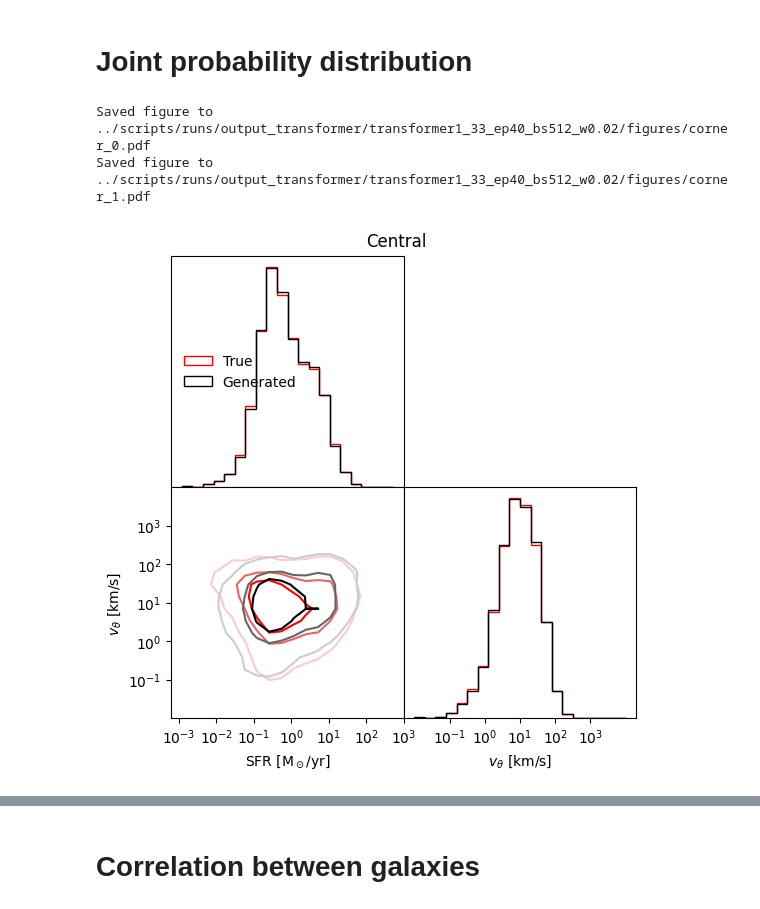
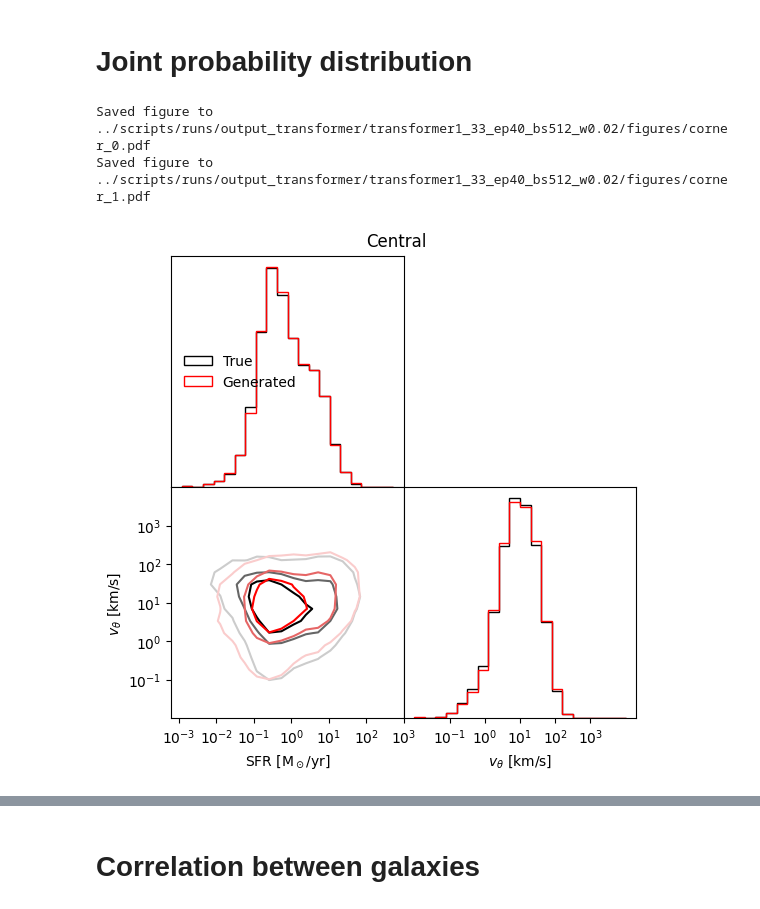
Before and after one commit to knmoriwaki/cosmoglint, a Jupyter notebook: notebooks/plot_transformer.ipynb, the cells around one changed output, grey strips where cells are left out. Saved outputs shown, nothing was run; the diff lists cells and outputs as text; code cells hidden in the pictures.

```diff
--- a/notebooks/plot_transformer.ipynb
+++ b/notebooks/plot_transformer.ipynb
@@ -292,6 +297,7 @@ for count, i in enumerate(list_to_show):
     indices = np.where(xbin_indices_true == i)[0]
     title = "log M in [{:.1f}, {:.1f})".format(xbins_physical_unit_in[i,0], xbins_physical_unit_in[i+1,0])
     show_length_hist([length_true, length_generated], indices=indices, panel_id=(1,len(list_to_show),count+1), title=title, density=density)
+    plt.ylabel("# of haloes")
 
 fout = f"{output_dir}/hist_length.pdf"
 my_savefig(fout)
@@ -300,9 +306,9 @@ my_savefig(fout)
 list_to_show = [0, 5, 10]
 plt.figure(figsize=(len(list_to_show)*4, 4))
 l_list = [ngal_true_th01, ngal_generated_th01, ngal_true_th1, ngal_generated_th1, ngal_true_th10, ngal_generated_th10]
-label_list = ["SFR > 0.1 Msun/yr", "",
-              "SFR > 1 Msun/yr", "",
-              "SFR > 10 Msun/yr", ""]
+label_list = [r"$\rm SFR \ > \ 0.1\  M_\odot/yr$", "",
+              r"$\rm SFR \ > \ 1\  M_\odot/yr$", "",
+              r"$\rm SFR \ > \ 10\  M_\odot/yr$", ""]
 #bin_ranges = [(0, 8), (0, 13), (0, 40)]
 bin_ranges = [(0, 30), (0, 30), (0, 30)]
 for count, i in enumerate(list_to_show):
@@ -519,11 +525,11 @@ def compute_contour_levels(grid_data, sigma_levels=[0.9545, 0.6827, 0.383]): #[0
 
     return grid_data, levels
 
-plt.figure(figsize=(3*max_length_to_show, 3*opt.num_features_in))
+plt.figure(figsize=(3.7*max_length_to_show, 3.7*opt.num_features_in))
 plt.subplots_adjust(wspace=0, hspace=0.3)
 
 target_x = [1e11, 1e12, 1e13, 1e14]
-tick_x = normalize( np.array(target_x), opt.input_features, opt.norm_param_dict )
+tick_x = normalize( np.array(target_x), opt.input_features[0], opt.norm_param_dict )
 
 for iparam in range(opt.num_features_in):
     for i in range(max_length_to_show):
@@ -557,8 +563,8 @@ for iparam in range(opt.num_features_in):
         hist_range = [0,1]
         extent = [0,1,threshold,1]
 
-        plt.hist(ynow_true[:,i,iparam], bins=20, color=colors_red[-1], histtype="step", label="True") #, density=True)
-        plt.hist(ynow[:,i,iparam], bins=20, color=colors_black[-1], histtype="step", label="Generated") #, density=True)
+        plt.hist(ynow_true[:,i,iparam], bins=20, color=colors_black[-1], histtype="step", label="True") #, density=True)
+        plt.hist(ynow[:,i,iparam], bins=20, color=colors_red[-1], histtype="step", label="Generated") #, density=True)
 
         if iparam == 0:
             target_y = [1e-2, 1e-1, 1, 10, 100]
@@ -574,13 +580,27 @@ for iparam in range(opt.num_features_in):
         else:
             tick_y = normalize(np.array(target_y), opt.output_features[iparam], opt.norm_param_dict)
 
+        minus = "\u2212"
         target_y_labels = [r"$10^{%.0f}$"%(np.log10(t)) if t > 0 else r"$-10^{%.0f}$"%(np.log10(np.abs(t))) for t in target_y]
         target_y_labels = [ "0" if target_y[i] == 0 else target_y_labels[i] for i in range(len(target_y_labels)) ]
         plt.xticks(tick_y, target_y_labels)
         plt.xlabel(param_names[iparam])
-        plt.yticks([])
+        plt.yscale("log")
+        plt.ylim([2, 3e4])
 
         plt.xlim([0,1])
+        if iparam == 0 or iparam == 3:
+            if i > 0:
+                plt.yticks([])
+            else:
+                plt.ylabel("# of galaxies")
+
+        else:
+            if i > 1:
+                plt.yticks([])
+            else:
+                plt.ylabel("# of galaxies")
+
 
         if i == 0 and iparam == 0:
             plt.legend(frameon=False)
@@ -652,7 +672,7 @@ def show_ticks(iparam, x_or_y="x"):
 
 
 target_x = [1e11, 1e12, 1e13, 1e14]
-tick_x = normalize( np.array(target_x), opt.input_features, opt.norm_param_dict )
+tick_x = normalize( np.array(target_x), opt.input_features[0], opt.norm_param_dict )
 
 for i in range(max_length_to_show):
     if i == 0:
@@ -682,8 +702,8 @@ for i in range(max_length_to_show):
         else:
             plt.subplot(nrows, ncols, 1 + iparam * (ncols+1))
 
-        plt.hist(ynow_true[:,i, iparam], bins=20, range=(0,1), histtype="step", color=colors_red[-1], label="True")
-        plt.hist(ynow[:,i, iparam], bins=20, range=(0,1), histtype="step", color=colors_black[-1], label="Generated")
+        plt.hist(ynow_true[:,i, iparam], bins=20, range=(0,1), histtype="step", color=colors_black[-1], label="True")
+        plt.hist(ynow[:,i, iparam], bins=20, range=(0,1), histtype="step", color=colors_red[-1], label="Generated")
         plt.yticks([])
 
         if iparam == 0:
@@ -716,35 +736,35 @@ for i in range(max_length_to_show):
                 extent = [0,1,0,1]
 
                 hist = np.histogram2d(ynow_true[:,i,iparam], ynow_true[:,i,iparam2], bins=20, range=hist_range)
                 grid_data, levels = compute_contour_levels(hist[0])
-                plt.contour(grid_data.T, extent=extent, colors=colors_red, levels=levels)
-                handle_list.append(plt.Line2D([0], [0], color=colors_red[-1], lw=2, label="True"))
+                plt.contour(grid_data.T, extent=extent, colors=colors_black, levels=levels)
+                handle_list.append(plt.Line2D([0], [0], color=colors_black[-1], lw=2, label="True"))
 
                 hist = np.histogram2d(ynow[:,i,iparam], ynow[:,i,iparam2], bins=20, range=hist_range)
                 grid_data, levels = compute_contour_levels(hist[0])
-                plt.contour(grid_data.T, extent=extent, colors=colors_black, levels=levels)
-                handle_list.append(plt.Line2D([0], [0], color=colors_black[-1], lw=2, label="Generated"))
+                plt.contour(grid_data.T, extent=extent, colors=colors_red, levels=levels)
+                handle_list.append(plt.Line2D([0], [0], color=colors_red[-1], lw=2, label="Generated"))
 
             if iparam2 >= nrows - 1:
                 show_ticks(iparam, "x")
             else:
                 plt.xticks([])
 
             if iparam == 0:
                 show_ticks(iparam2, "y")
             else:
                 plt.yticks([])
 
             if count == 0:
                 plt.legend(handles=handle_list, loc="lower left", frameon=False)
             count += 1
         if show_scatter:
             break
 
 
     fout = f"{output_dir}/corner_{i}.pdf"
     my_savefig(fout, tight_layout=False)
 # %% [output]
 Saved figure to ../scripts/runs/output_transformer/transformer1_33_ep40_bs512_w0.02/figures/corner_0.pdf
 Saved figure to ../scripts/runs/output_transformer/transformer1_33_ep40_bs512_w0.02/figures/corner_1.pdf
-[figure, old version]
+[figure, new version]
```
Also changed, not shown: parts of 21 cells of this notebook, 13 other files.
